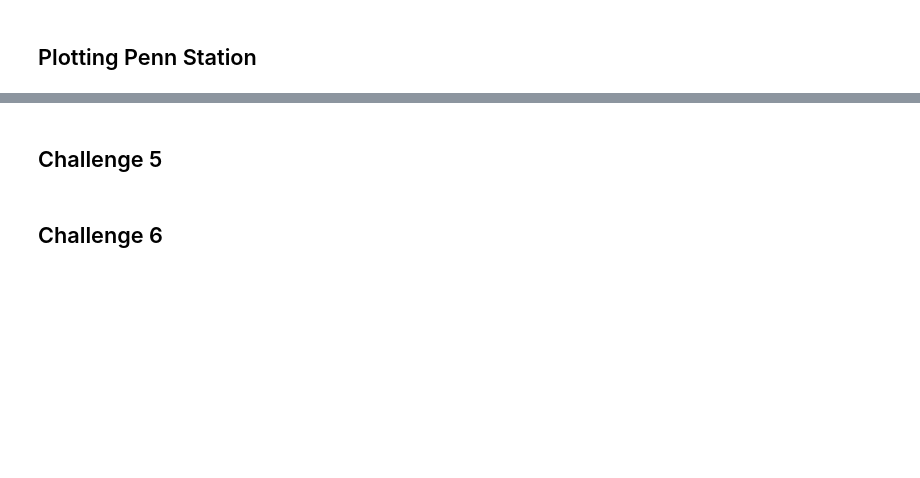
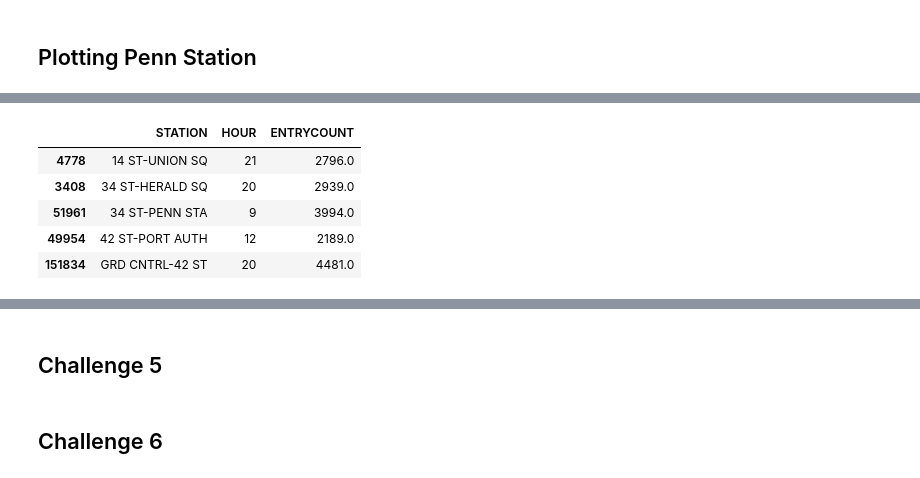
Before and after one commit to xvila/MTA-Turnstile-Data, a Jupyter notebook: Project Benson.ipynb, the cells around one changed output, grey strips where cells are left out. Cells and saved outputs as stored; diff of their text form; code cells hidden in the pictures; blank space fills up the shorter version.

```diff
--- a/Project Benson.ipynb
+++ b/Project Benson.ipynb
@@ -255,6 +527,13 @@ topNYCHour = (topNYCHour
  .groupby('STATION')
  .head(1))
 # %%
-topNYCHour.plot
+topNYCHour
+# %% [output]
+|  | STATION | HOUR | ENTRYCOUNT |
+| 4778 | 14 ST-UNION SQ | 21 | 2796.0 |
+| 3408 | 34 ST-HERALD SQ | 20 | 2939.0 |
+| 51961 | 34 ST-PENN STA | 9 | 3994.0 |
+| 49954 | 42 ST-PORT AUTH | 12 | 2189.0 |
+| 151834 | GRD CNTRL-42 ST | 20 | 4481.0 |
 # %%
 topNYCHour.plot(kind='bar', figsize=customFig,x='HOUR',y="ENTRYCOUNT")
```
Also changed, not shown: parts of 55 cells of this notebook.
